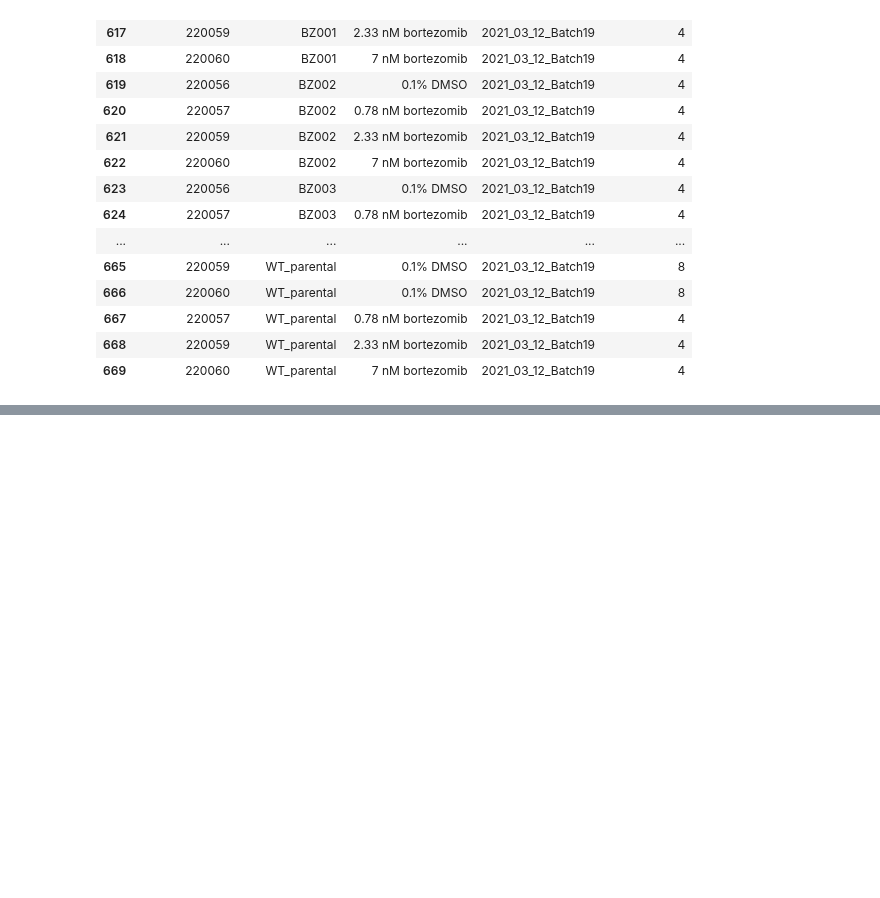
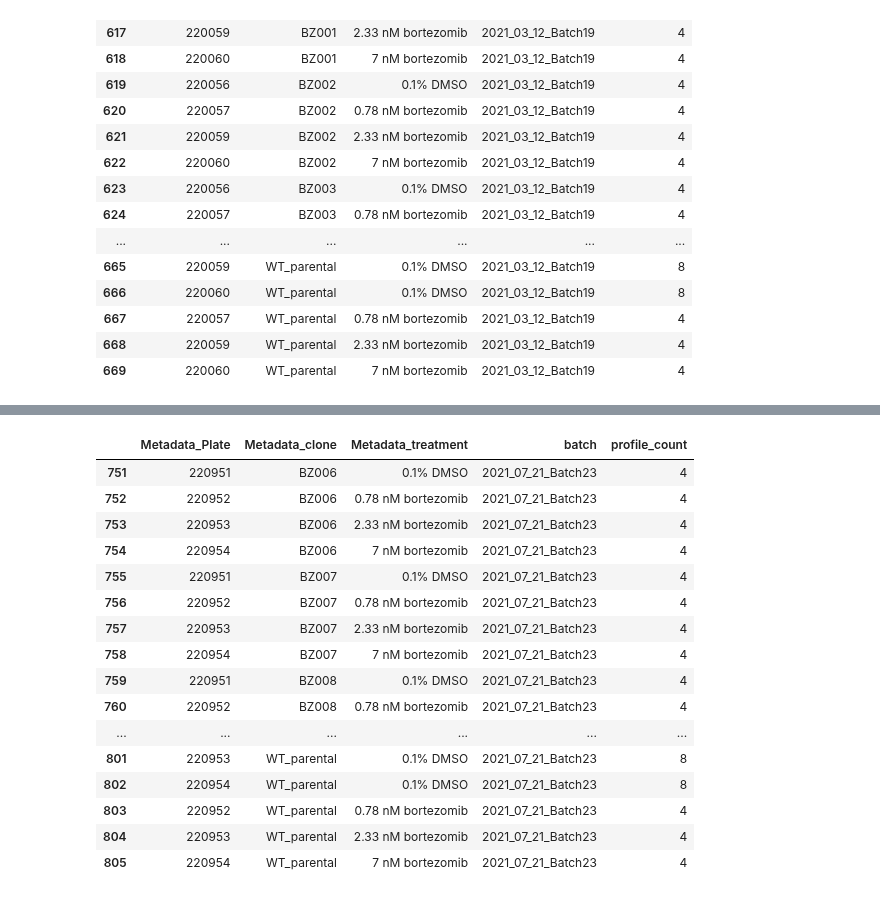
Before and after one commit to broadinstitute/profiling-resistance-mechanisms, a Jupyter notebook: 2.describe-data/0.describe-data.ipynb, the cells around one changed output, grey strips where cells are left out. Saved outputs shown, nothing was run; the diff lists cells and outputs as text; code cells hidden in the pictures; blank space fills up the shorter version.

```diff
--- a/2.describe-data/0.describe-data.ipynb
+++ b/2.describe-data/0.describe-data.ipynb
@@ -773,0 +826,21 @@ batch19_df
+# %%
+batch23_df = treatment_counts_df.query("batch == '2021_07_21_Batch23'").dropna(axis="columns")
+batch23_df
+# %% [output]
+|  | Metadata_Plate | Metadata_clone | Metadata_treatment | batch | profile_count |
+| 751 | 220951 | BZ006 | 0.1% DMSO | 2021_07_21_Batch23 | 4 |
+| 752 | 220952 | BZ006 | 0.78 nM bortezomib | 2021_07_21_Batch23 | 4 |
+| 753 | 220953 | BZ006 | 2.33 nM bortezomib | 2021_07_21_Batch23 | 4 |
+| 754 | 220954 | BZ006 | 7 nM bortezomib | 2021_07_21_Batch23 | 4 |
+| 755 | 220951 | BZ007 | 0.1% DMSO | 2021_07_21_Batch23 | 4 |
+| 756 | 220952 | BZ007 | 0.78 nM bortezomib | 2021_07_21_Batch23 | 4 |
+| 757 | 220953 | BZ007 | 2.33 nM bortezomib | 2021_07_21_Batch23 | 4 |
+| 758 | 220954 | BZ007 | 7 nM bortezomib | 2021_07_21_Batch23 | 4 |
+| 759 | 220951 | BZ008 | 0.1% DMSO | 2021_07_21_Batch23 | 4 |
+| 760 | 220952 | BZ008 | 0.78 nM bortezomib | 2021_07_21_Batch23 | 4 |
+| ... | ... | ... | ... | ... | ... |
+| 801 | 220953 | WT_parental | 0.1% DMSO | 2021_07_21_Batch23 | 8 |
+| 802 | 220954 | WT_parental | 0.1% DMSO | 2021_07_21_Batch23 | 8 |
+| 803 | 220952 | WT_parental | 0.78 nM bortezomib | 2021_07_21_Batch23 | 4 |
+| 804 | 220953 | WT_parental | 2.33 nM bortezomib | 2021_07_21_Batch23 | 4 |
+| 805 | 220954 | WT_parental | 7 nM bortezomib | 2021_07_21_Batch23 | 4 |
```
Also changed, not shown: parts of 17 cells of this notebook, 28 other files.
